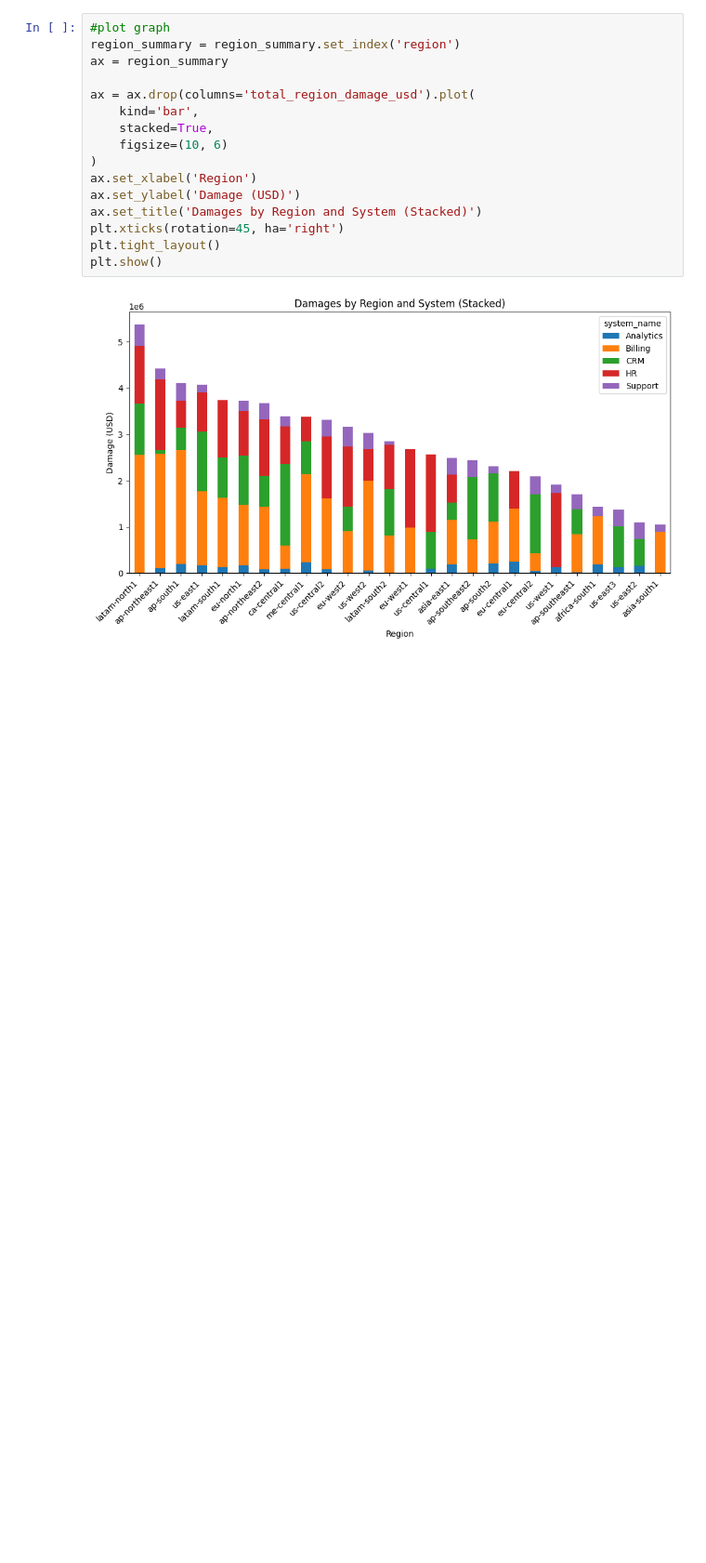
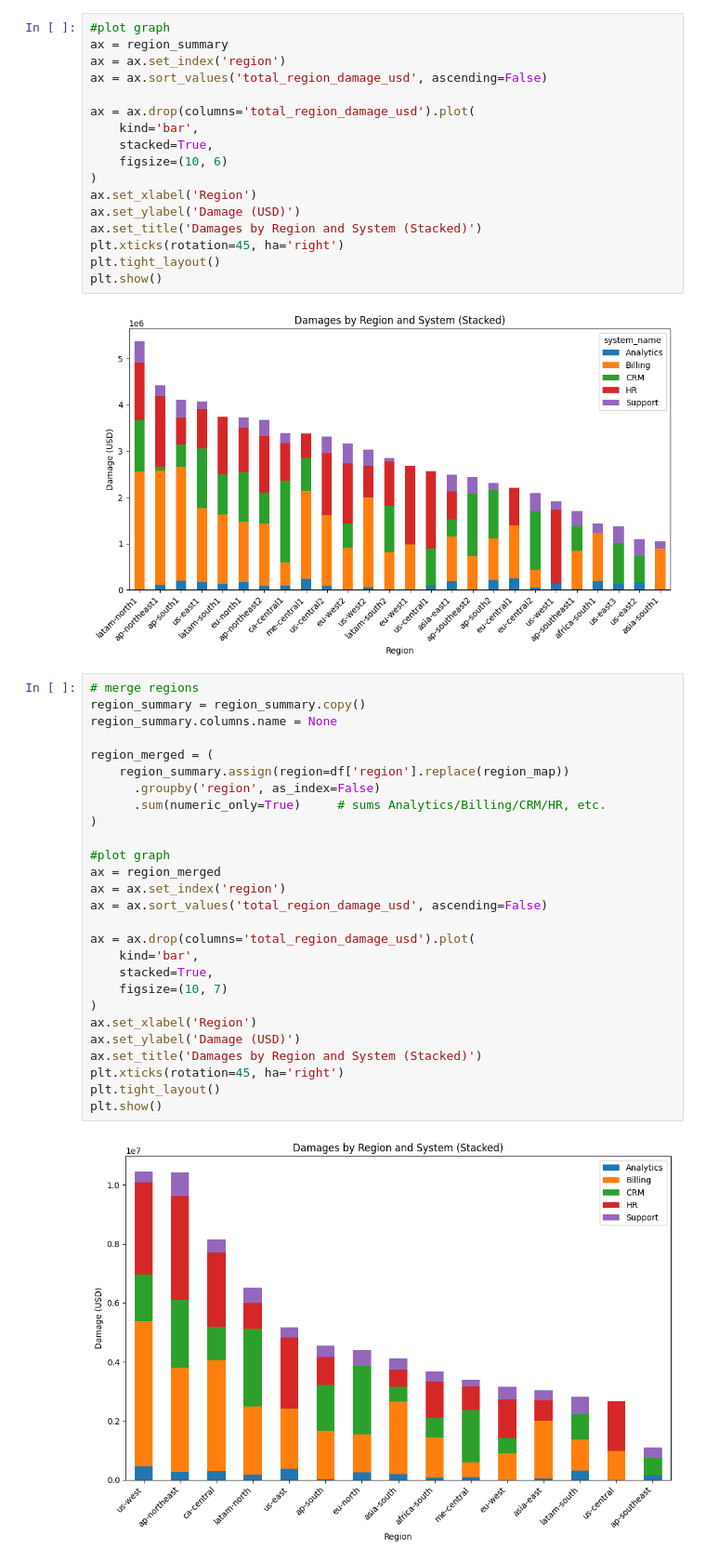
Before and after one commit to ssinlao/mini-data-analysts, a Jupyter notebook: mini-itc-code.ipynb, the cells around one changed output. Shown at 93% size. Drawn from its saved outputs; the diff is of its cells as text; blank space fills up the shorter version.

```diff
--- a/mini-itc-code.ipynb
+++ b/mini-itc-code.ipynb
@@ -92,7 +134,8 @@ system_name         region  Analytics     Billing         CRM          HR  \
 # %%
 #plot graph
-region_summary = region_summary.set_index('region')
 ax = region_summary
+ax = ax.set_index('region')
+ax = ax.sort_values('total_region_damage_usd', ascending=False)
 
 ax = ax.drop(columns='total_region_damage_usd').plot(
     kind='bar',
@@ -107,4 +150,33 @@ plt.tight_layout()
 plt.show()
 # %% [output]
 [figure]
+# %%
+# merge regions
+region_summary = region_summary.copy()
+region_summary.columns.name = None
+
+region_merged = (
+    region_summary.assign(region=df['region'].replace(region_map))
+      .groupby('region', as_index=False)
+      .sum(numeric_only=True)     # sums Analytics/Billing/CRM/HR, etc.
+)
+
+#plot graph
+ax = region_merged
+ax = ax.set_index('region')
+ax = ax.sort_values('total_region_damage_usd', ascending=False)
+
+ax = ax.drop(columns='total_region_damage_usd').plot(
+    kind='bar',
+    stacked=True,
+    figsize=(10, 7)
+)
+ax.set_xlabel('Region')
+ax.set_ylabel('Damage (USD)')
+ax.set_title('Damages by Region and System (Stacked)')
+plt.xticks(rotation=45, ha='right')
+plt.tight_layout()
+plt.show()
+# %% [output]
+[figure, added]
 # %% [markdown]
```
Also changed, not shown: parts of 5 cells of this notebook.
